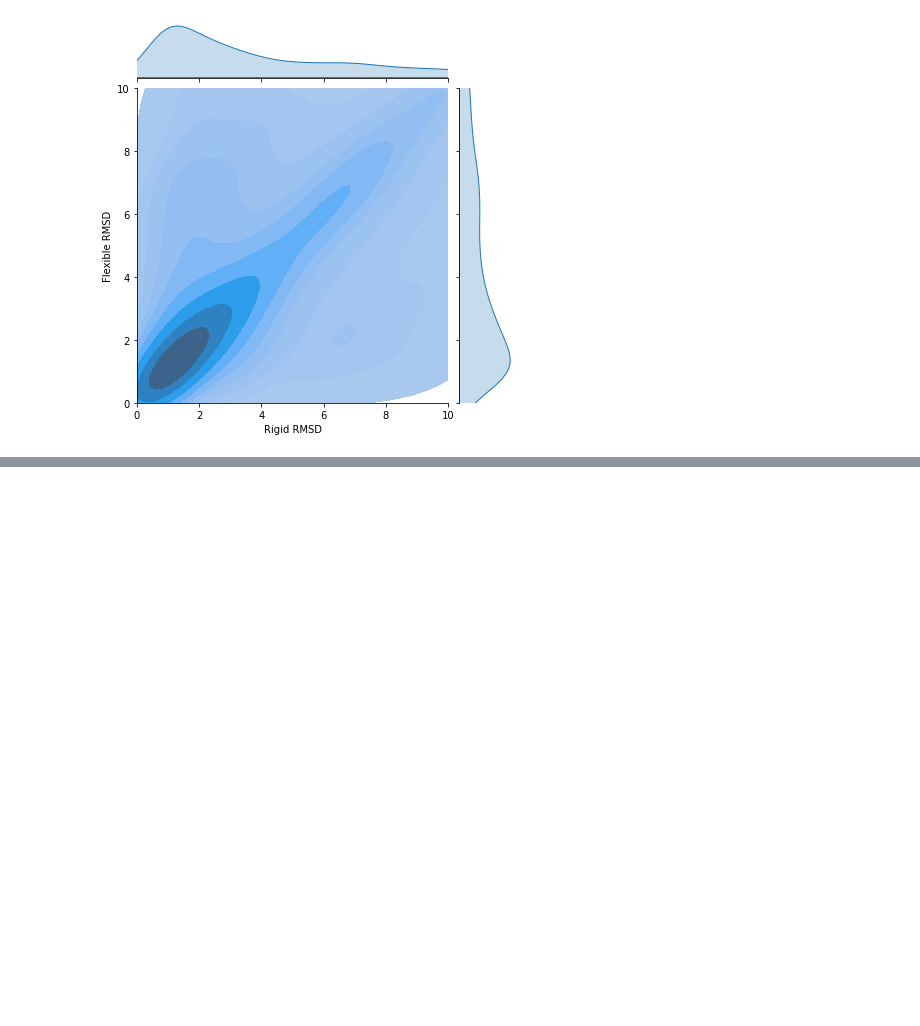
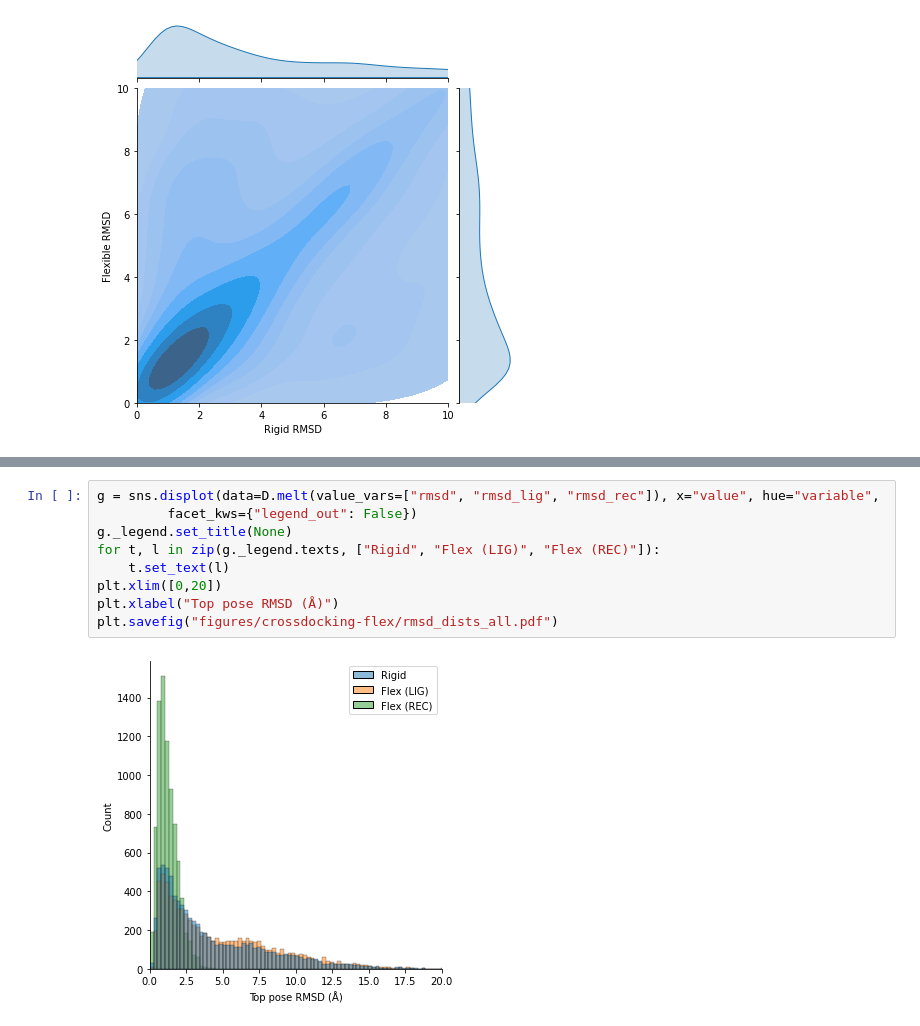
Before and after one commit to dkoes/GNINA-1.0, a Jupyter notebook: MakeFinalFlexGraphs.ipynb, the cells around one changed output, grey strips where cells are left out. Drawn from its saved outputs; the diff is of its cells as text; blank space fills up the shorter version.

```diff
--- a/MakeFinalFlexGraphs.ipynb
+++ b/MakeFinalFlexGraphs.ipynb
@@ -340,0 +368,11 @@ plt.savefig("figures/crossdocking-flex/mean-diff-rmsd_vs_flex-rmsd-bin_hist.pdf"
+# %%
+g = sns.displot(data=D.melt(value_vars=["rmsd", "rmsd_lig", "rmsd_rec"]), x="value", hue="variable",
+         facet_kws={"legend_out": False})
+g._legend.set_title(None)
+for t, l in zip(g._legend.texts, ["Rigid", "Flex (LIG)", "Flex (REC)"]):
+    t.set_text(l)
+plt.xlim([0,20])
+plt.xlabel("Top pose RMSD (Å)")
+plt.savefig("figures/crossdocking-flex/rmsd_dists_all.pdf")
+# %% [output]
+[figure, added]
```
Also changed, not shown: parts of 8 cells of this notebook, 6 other files.
